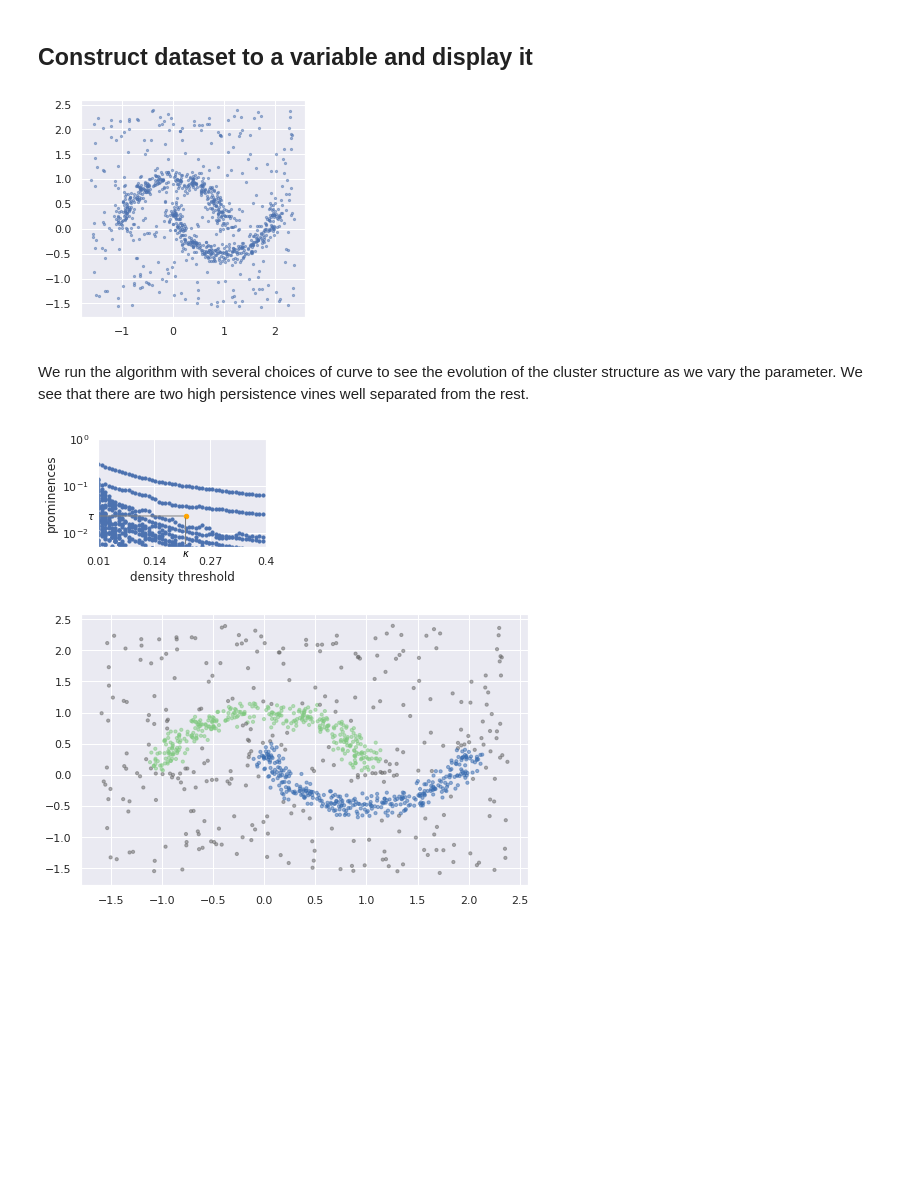
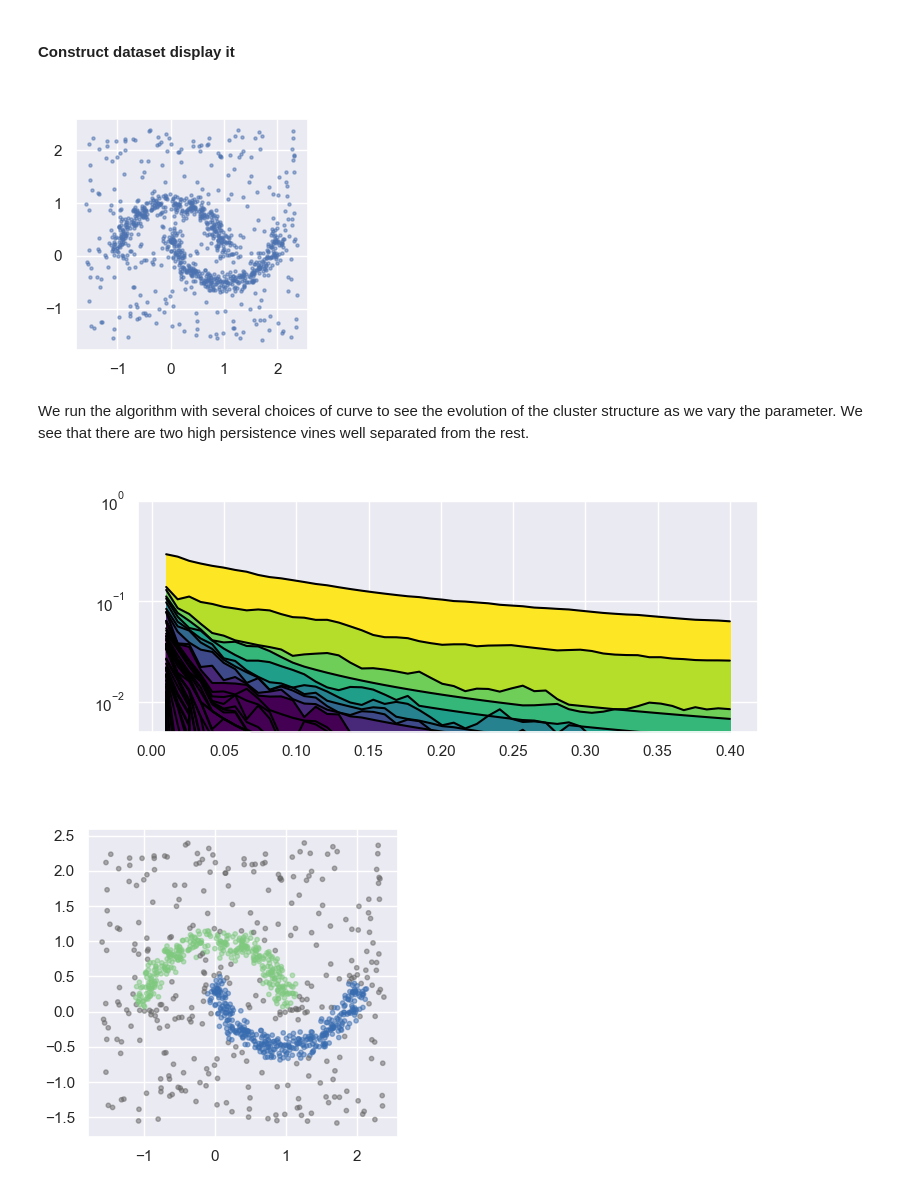
Before and after one commit to LuisScoccola/persistable, a Jupyter notebook: example-2-clusters.ipynb, the cells around one changed output. Saved outputs shown, nothing was run; the diff lists cells and outputs as text; code cells hidden in the pictures; blank space fills up the shorter version.

Commit message:
adds hovering option to prominence vineyards and uses this in examples.

```diff
--- a/example-2-clusters.ipynb
+++ b/example-2-clusters.ipynb
@@ -9,16 +9,16 @@ sns.set_theme()
 # %% [markdown]
-## Construct dataset to a variable and display it
+#### Construct dataset display it
 # %%
 from sklearn import datasets
 
 N_DATAPOINTS = 1000
 
 n_true_points = int(N_DATAPOINTS * 0.7) ; X, _ = datasets.make_moons(n_samples=n_true_points, noise=0.1, random_state=0)
 np.random.seed(0) ; n_noise = N_DATAPOINTS - n_true_points ; noise = (np.random.random_sample((n_noise,2)) - 0.4) * 4 ; X = np.vstack((X,noise))
-fig1, ax1 = plt.subplots() ; fig1.set_figheight(4) ; fig1.set_figwidth(4)
+fig1, ax1 = plt.subplots() ; fig1.set_figheight(3) ; fig1.set_figwidth(3)
 _ = plt.scatter(X.T[0], X.T[1], s=5, alpha = 0.5)
 # %% [output]
-[figure, old version]
+[figure, new version]
 # %% [markdown]
 We run the algorithm with several choices of curve to see the evolution of the cluster structure as we vary the parameter. We see that there are two high persistence vines well separated from the rest.
 # %%
@@ -35,8 +33,9 @@ PDs = [ x.gamma_linkage(curve).PD()[0] for curve in gammas ]
-# %%
-kappa = 0.21
-tau = 0.023
-
-plotProminenceVineyard(PDs, N_PARAMETERS, initial_k, final_k, kappa = kappa, tau = tau, s = 10, y_lim = [0.005,1])
-# %% [output]
-[figure, removed]
+# %%
+fig, ax = plt.subplots(figsize=(8,3))
+plt.yscale("log")
+plt.ylim([0.005,1])
+pv = ProminenceVineyard(np.linspace(initial_k, final_k, num=N_PARAMETERS),pds)
+pv.plot_prominence_vineyard(ax)
+# %% [output]
+[figure, added]
 # %%
@@ -46,5 +49,5 @@ c = hc.persistence_based_flattening(threshold=tau)
 # %%
-fig1, ax1 = plt.subplots() ; fig1.set_figheight(5) ; fig1.set_figwidth(8)
+fig1, ax1 = plt.subplots() ; fig1.set_figheight(4) ; fig1.set_figwidth(4)
 _ = plt.scatter(X.T[0], X.T[1], s=10, alpha = 0.5, c = -c[1], cmap="Accent")
 # %% [output]
-[figure, old version]
+[figure, new version]
```
Also changed, not shown: parts of 3 cells of this notebook, 12 other files.
